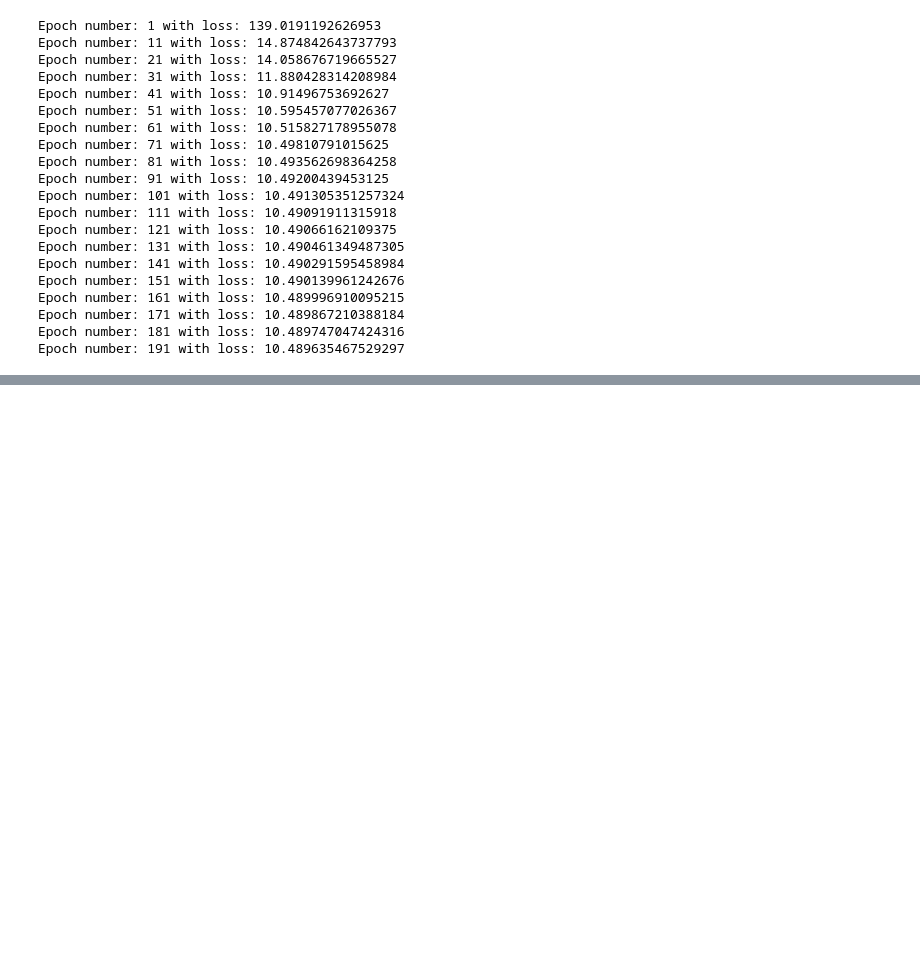
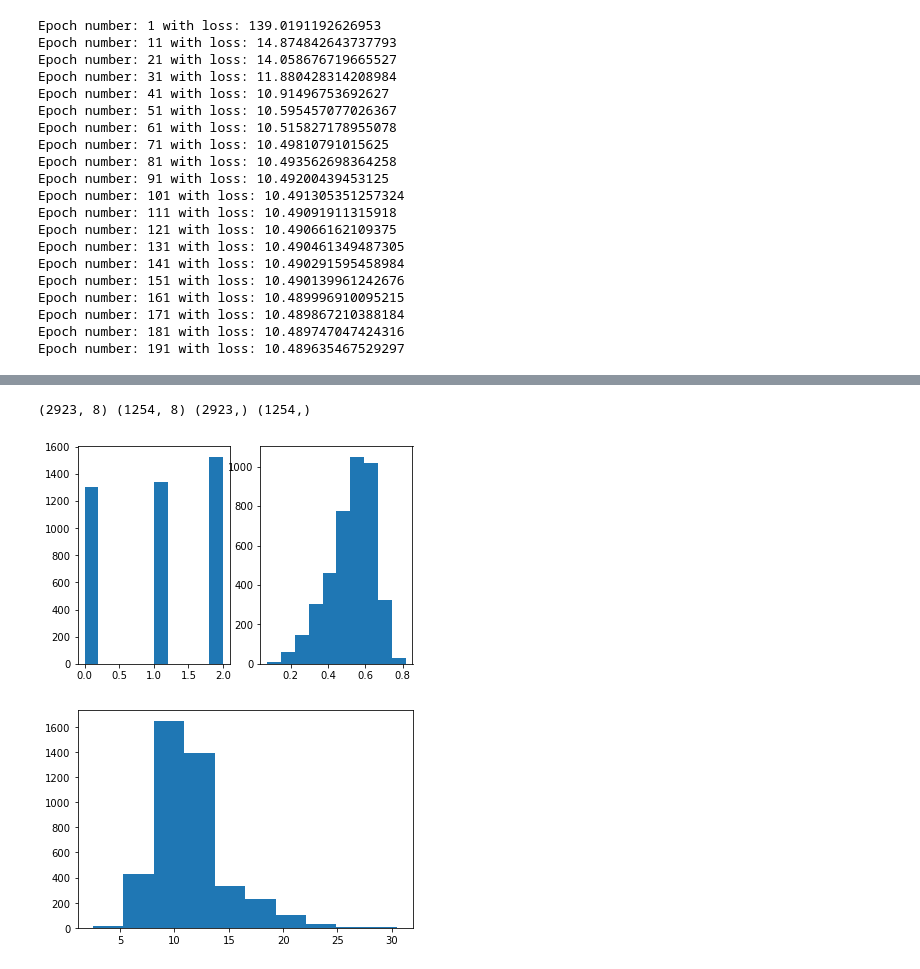
Before and after one commit to britt-emm/Homework, a Jupyter notebook: week_18/Week18HW.ipynb, the cells around one changed output, grey strips where cells are left out. Drawn from its saved outputs; the diff is of its cells as text; code cells hidden in the pictures; blank space fills up the shorter version.

```diff
--- a/week_18/Week18HW.ipynb
+++ b/week_18/Week18HW.ipynb
@@ -517,0 +521,44 @@ Epoch number: 191 with loss: 10.489635467529297
+# %%
+import pandas as pd
+import torch
+
+from sklearn.model_selection import train_test_split
+import matplotlib.pyplot as plt
+from sklearn.preprocessing import MinMaxScaler
+
+X = abalone_df.drop(to_drop, axis=1).values
+y = abalone_df['age'].values
+
+# Split into training and test set
+X_train, X_test, y_train, y_test = train_test_split(X, y, test_size = 0.3, random_state=42)
+print(X_train.shape, X_test.shape, y_train.shape, y_test.shape)
+
+#histogram of one of the input variables
+plt.subplot(121)
+plt.hist(X[:, 0])
+plt.subplot(122)
+plt.hist(X[:, 1])
+plt.show()
+# histogram of target variable
+plt.hist(y)
+plt.show()
+#Standardize input data
+mms = MinMaxScaler()
+X_train=mms.fit_transform(X_train)
+X_test=mms.fit_transform(X_test)
+
+#standardize output data
+# reshape 1d arrays to 2d arrays
+y_train = y_train.reshape(len(y_train), 1)
+y_test = y_test.reshape(len(y_test), 1)
+
+#fit train data
+mms.fit(y_train)
+# transform training dataset
+y_train = mms.transform(y_train)
+# transform test dataset
+y_test = mms.transform(y_test)
+# %% [output]
+(2923, 8) (1254, 8) (2923,) (1254,)
+[figure, added]
+[figure, added]
```
Also changed, not shown: parts of 6 cells of this notebook.
